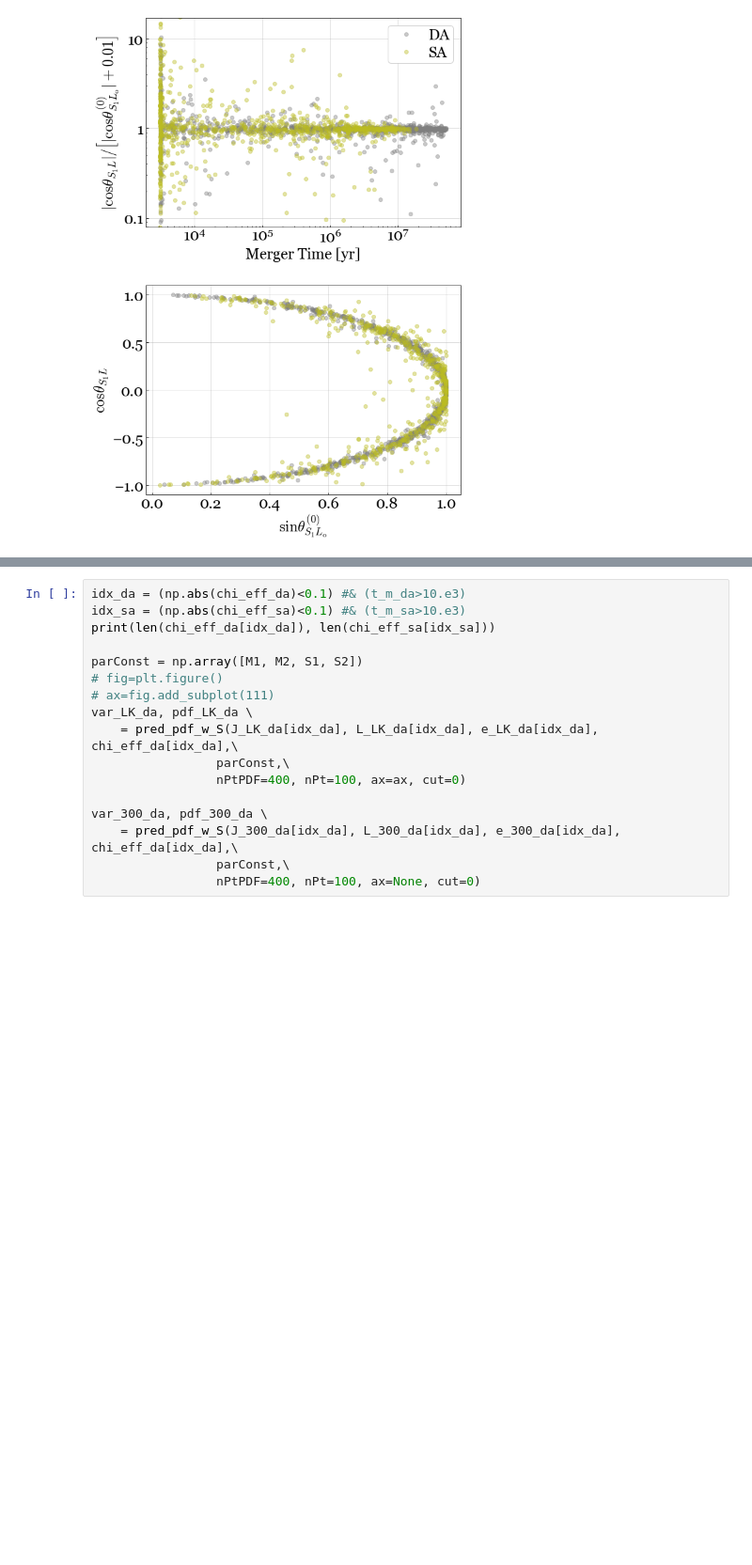
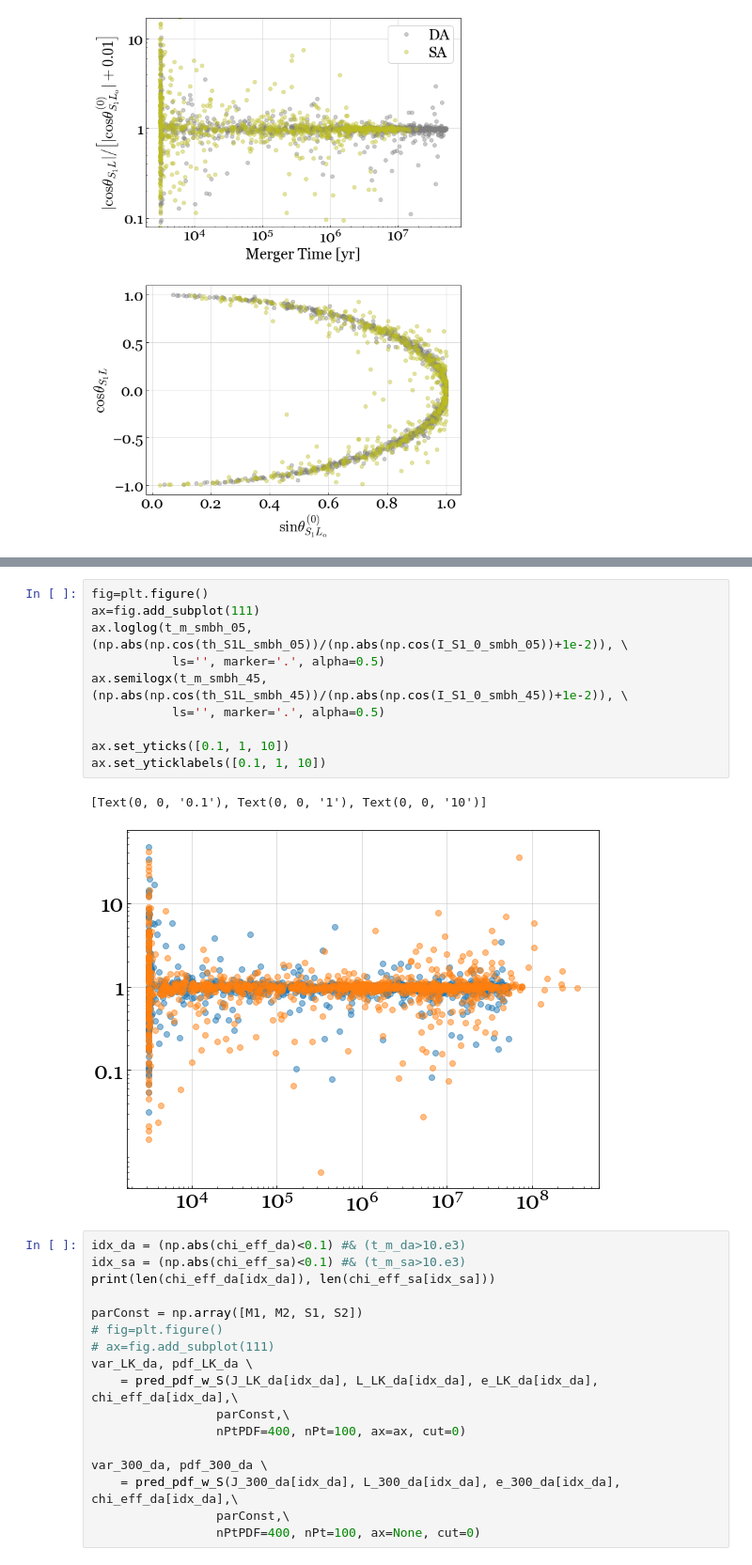
Before and after one commit to hangyu45/LK_evol, a Jupyter notebook: dist.ipynb, the cells around one changed output, grey strips where cells are left out. Shown at 94% size. Drawn from its saved outputs; the diff is of its cells as text; blank space fills up the shorter version.

```diff
--- a/dist.ipynb
+++ b/dist.ipynb
@@ -828,3 +1288,16 @@ plt.savefig(fig_dir + 'cThSL_vs_sThS0.pdf')
+# %%
+fig=plt.figure()
+ax=fig.add_subplot(111)
+ax.loglog(t_m_smbh_05, (np.abs(np.cos(th_S1L_smbh_05))/(np.abs(np.cos(I_S1_0_smbh_05))+1e-2)), \
+           ls='', marker='.', alpha=0.5)
+ax.semilogx(t_m_smbh_45, (np.abs(np.cos(th_S1L_smbh_45))/(np.abs(np.cos(I_S1_0_smbh_45))+1e-2)), \
+           ls='', marker='.', alpha=0.5)
+
+ax.set_yticks([0.1, 1, 10])
+ax.set_yticklabels([0.1, 1, 10])
+# %% [output]
+[Text(0, 0, '0.1'), Text(0, 0, '1'), Text(0, 0, '10')]
+[figure, added]
 # %%
 idx_da = (np.abs(chi_eff_da)<0.1) #& (t_m_da>10.e3)
 idx_sa = (np.abs(chi_eff_sa)<0.1) #& (t_m_sa>10.e3)
```
Also changed, not shown: parts of 16 cells of this notebook, 1 other file.
